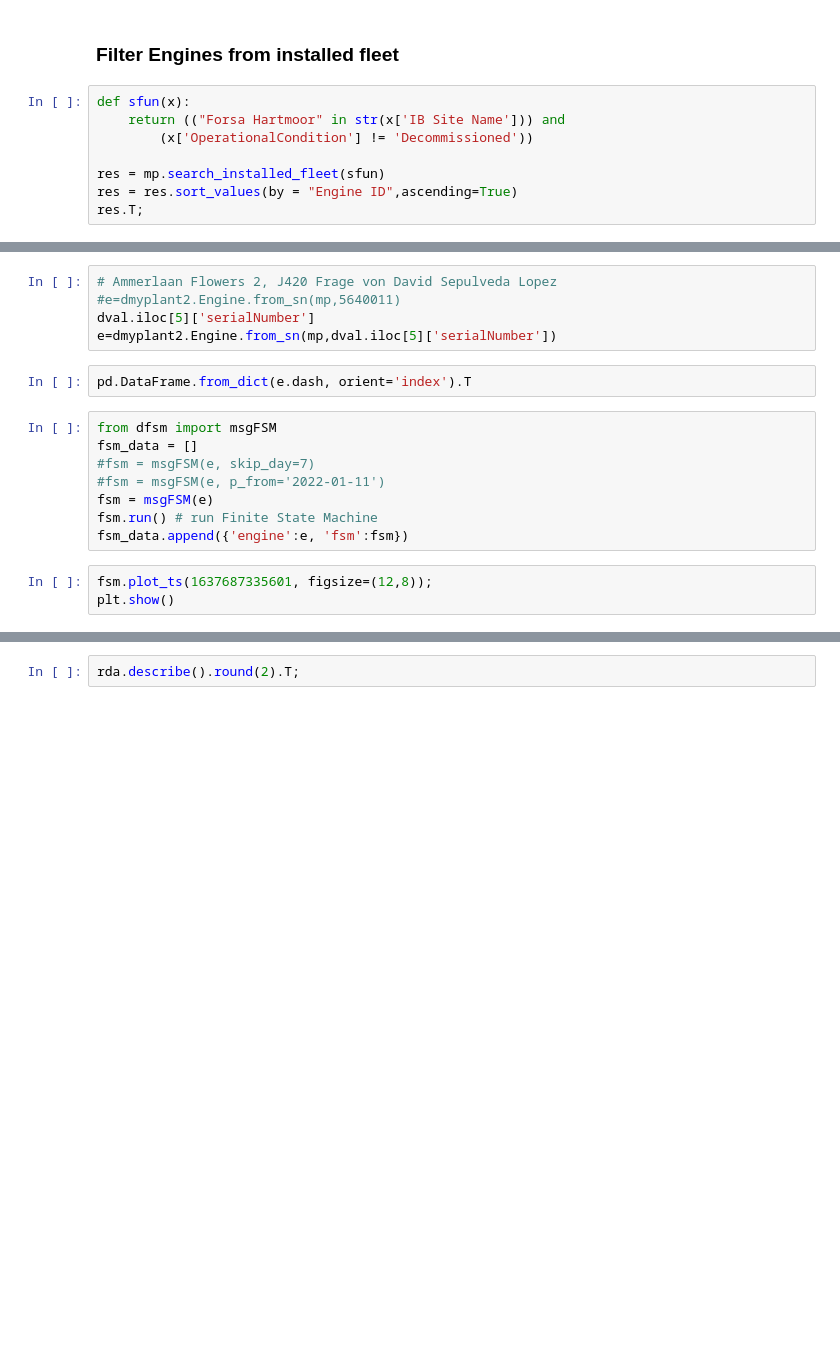
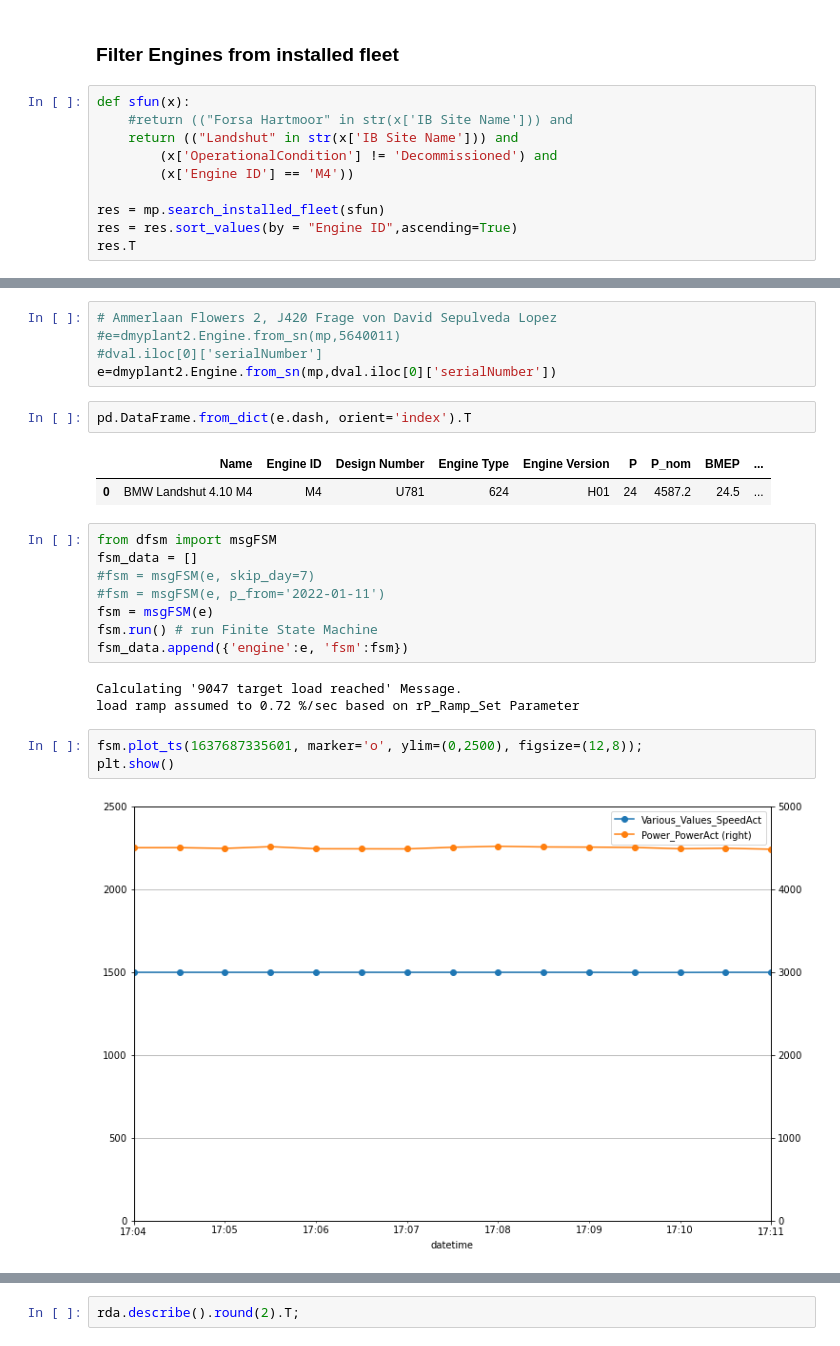
Before and after one commit to dieterch/statemachine, a Jupyter notebook: play.ipynb, the cells around one changed output, grey strips where cells are left out. Drawn from its saved outputs; the diff is of its cells as text; blank space fills up the shorter version.

```diff
--- a/play.ipynb
+++ b/play.ipynb
@@ -15,9 +15,11 @@ mp = dmyplant2.MyPlant(3600)
 ### Filter Engines from installed fleet
 # %%
 def sfun(x):
-    return (("Forsa Hartmoor" in str(x['IB Site Name'])) and
-        (x['OperationalCondition'] != 'Decommissioned'))
+    #return (("Forsa Hartmoor" in str(x['IB Site Name'])) and
+    return (("Landshut" in str(x['IB Site Name'])) and
+        (x['OperationalCondition'] != 'Decommissioned') and
+        (x['Engine ID'] == 'M4'))
 
 res = mp.search_installed_fleet(sfun)
 res = res.sort_values(by = "Engine ID",ascending=True)
-res.T;
+res.T
@@ -27,10 +56,13 @@ dval.T
 # %%
 # Ammerlaan Flowers 2, J420 Frage von David Sepulveda Lopez
 #e=dmyplant2.Engine.from_sn(mp,5640011)
-dval.iloc[5]['serialNumber']
-e=dmyplant2.Engine.from_sn(mp,dval.iloc[5]['serialNumber'])
+#dval.iloc[0]['serialNumber']
+e=dmyplant2.Engine.from_sn(mp,dval.iloc[0]['serialNumber'])
 # %%
 pd.DataFrame.from_dict(e.dash, orient='index').T
+# %% [output]
+|  | Name | Engine ID | Design Number | Engine Type | Engine Version | P | P_nom | BMEP | ... |
+| 0 | BMW Landshut 4.10 M4 | M4 | U781 | 624 | H01 | 24 | 4587.2 | 24.5 | ... |
 # %%
 from dfsm import msgFSM
 fsm_data = []
@@ -39,9 +71,14 @@ fsm_data = []
 fsm = msgFSM(e)
 fsm.run() # run Finite State Machine
 fsm_data.append({'engine':e, 'fsm':fsm})
+# %% [output]
+Calculating '9047 target load reached' Message.
+load ramp assumed to 0.72 %/sec based on rP_Ramp_Set Parameter
 # %%
-fsm.plot_ts(1637687335601, figsize=(12,8));
+fsm.plot_ts(1637687335601, marker='o', ylim=(0,2500), figsize=(12,8));
 plt.show()
+# %% [output]
+[figure, added]
 # %%
 res = fsm_data[0]
 res['result'] = pd.DataFrame(fsm_data[0]['fsm']._starts)
```
Also changed, not shown: parts of 11 cells of this notebook, 1 other file.
